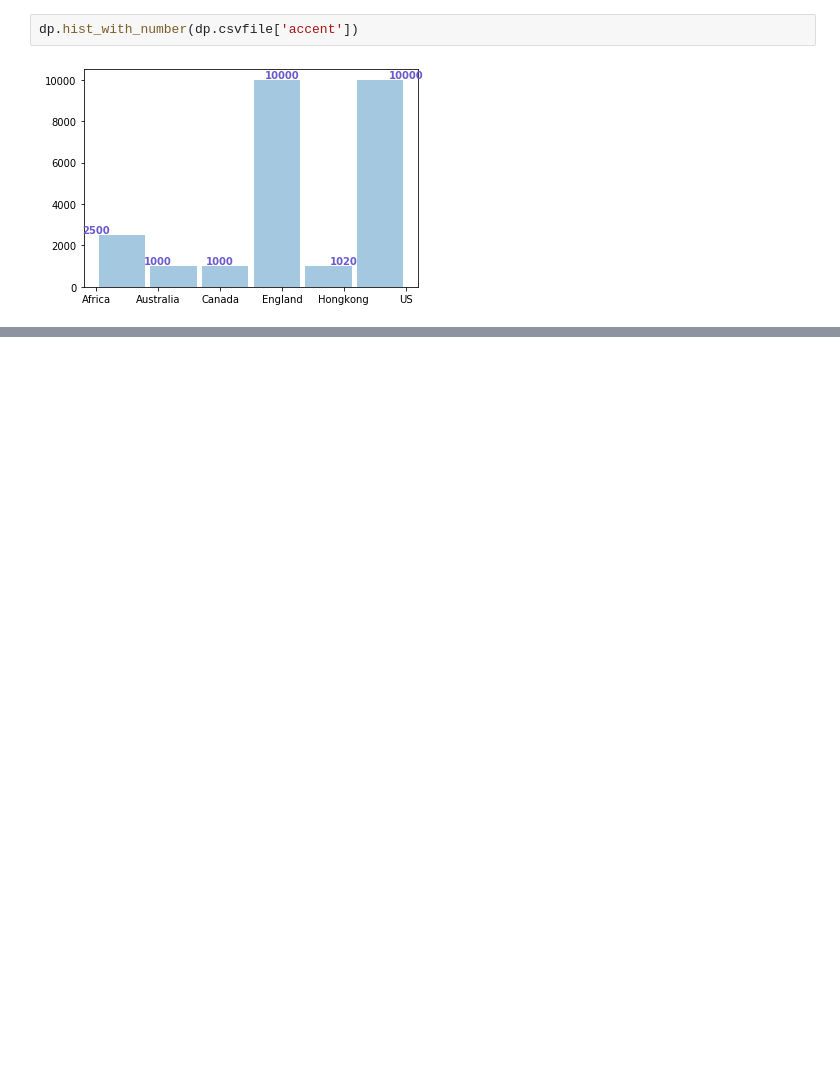
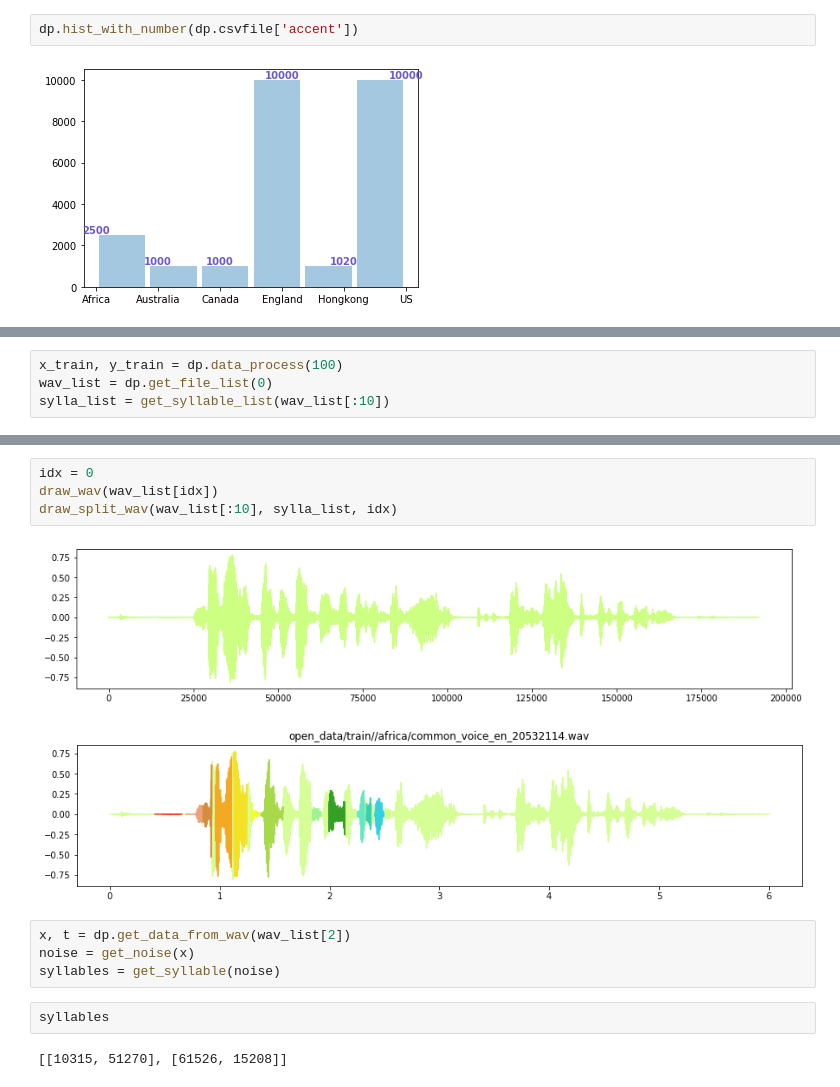
Before and after one commit to yebiny/english-audio-classify, a Jupyter notebook: process-tutorial.ipynb, the cells around one changed output, grey strips where cells are left out. Cells and saved outputs as stored; diff of their text form; blank space fills up the shorter version.

```diff
--- a/process-tutorial.ipynb
+++ b/process-tutorial.ipynb
@@ -33,0 +90,4 @@ dp.draw_audio(x_quant, t, title=file, color=dp.colors[category])
+# %%
+x_train, y_train = dp.data_process(100)
+wav_list = dp.get_file_list(0)
+sylla_list = get_syllable_list(wav_list[:10])
@@ -34 +112,16 @@ dp.draw_audio(x_quant, t, title=file, color=dp.colors[category])
+# %%
+idx = 0
+draw_wav(wav_list[idx])
+draw_split_wav(wav_list[:10], sylla_list, idx)
+# %% [output]
+[figure, added]
+[figure, added]
+# %%
+x, t = dp.get_data_from_wav(wav_list[2])
+noise = get_noise(x)
+syllables = get_syllable(noise)
+# %%
+syllables
+# %% [output]
+[[10315, 51270], [61526, 15208]]
 # %%
```
Also changed, not shown: parts of 11 cells of this notebook, 1 other file.
